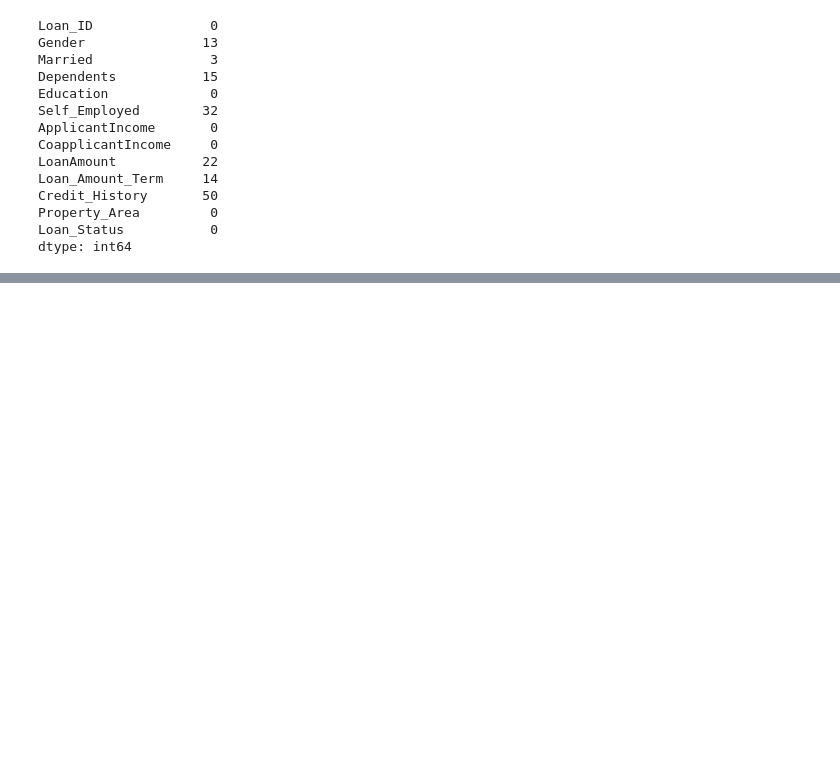
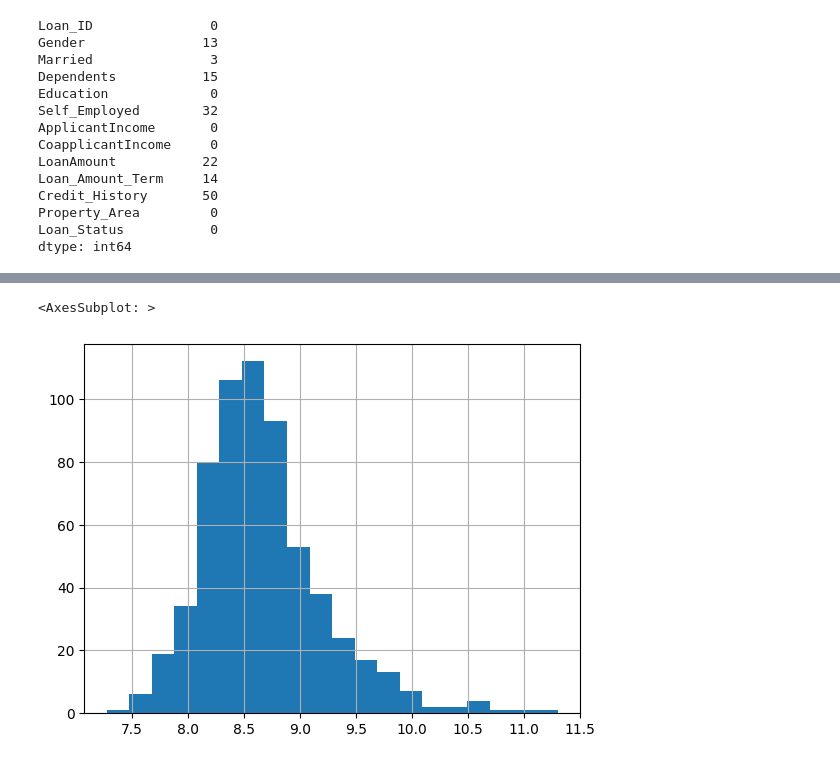
Before and after one commit to ericmaniraguha/Data-Science-and-ML-22, a Jupyter notebook: loan_approval_dataset.ipynb, the cells around one changed output, grey strips where cells are left out. Saved outputs shown, nothing was run; the diff lists cells and outputs as text; code cells hidden in the pictures; blank space fills up the shorter version.

```diff
--- a/loan_approval_dataset.ipynb
+++ b/loan_approval_dataset.ipynb
@@ -58,3 +86,11 @@ dtype: int64
+# %%
+
+loan_dataset_loaded['total_income'] = loan_dataset_loaded['ApplicantIncome'] + loan_dataset_loaded['CoapplicantIncome']
+loan_dataset_loaded['total_income_log'] = np.log(loan_dataset_loaded['total_income'])
+loan_dataset_loaded['total_income_log'].hist(bins = 20)
+# %% [output]
+<AxesSubplot: >
+[figure, added]
 # %%
 loan_dataset_loaded.columns
 # %% [output]
```
Also changed, not shown: parts of 16 cells of this notebook.
